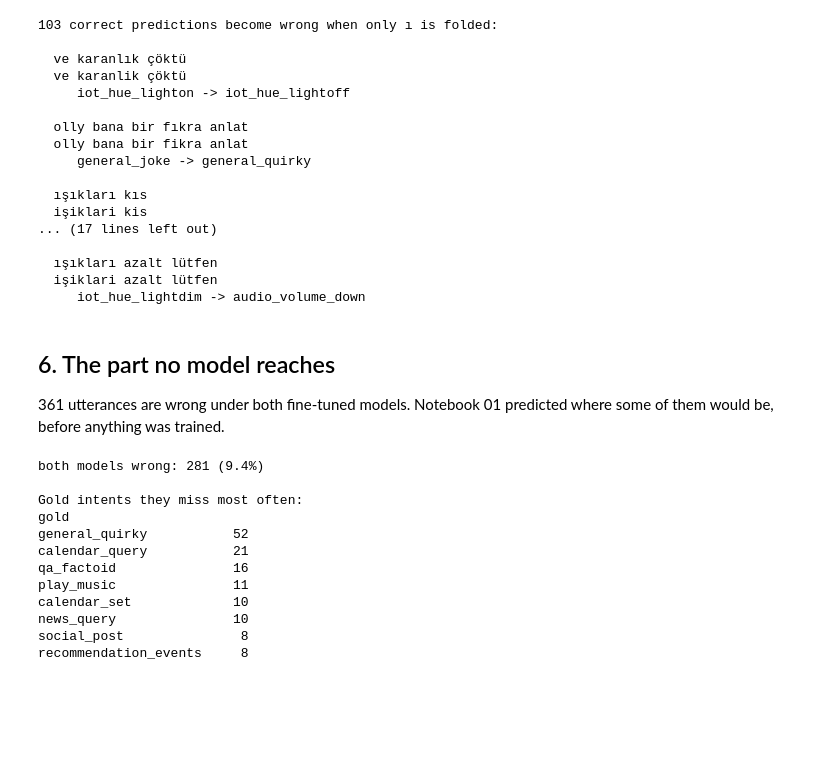
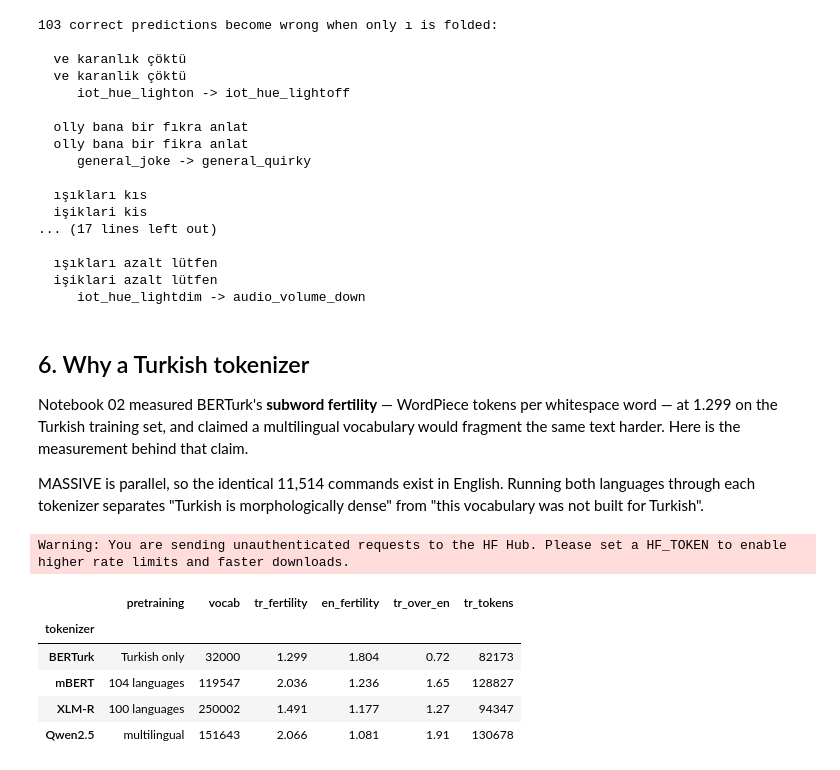
Before and after one commit to alper4n/turkish-intent-llm, a Jupyter notebook: notebooks/05_error_analysis.ipynb, the cells around one changed output. Drawn from its saved outputs; the diff is of its cells as text; code cells hidden in the pictures; blank space fills up the shorter version.

```diff
--- a/notebooks/05_error_analysis.ipynb
+++ b/notebooks/05_error_analysis.ipynb
@@ -376,26 +377,60 @@ for _, row in flipped.head(8).iterrows():
   işiklari azalt lütfen
      iot_hue_lightdim -> audio_volume_down
 # %% [markdown]
-## 6. The part no model reaches
+## 6. Why a Turkish tokenizer
 
-361 utterances are wrong under both fine-tuned models. Notebook 01 predicted where some of
-them would be, before anything was trained.
+Notebook 02 measured BERTurk's **subword fertility** — WordPiece tokens per whitespace word
+— at 1.299 on the Turkish training set, and claimed a multilingual vocabulary would fragment
+the same text harder. Here is the measurement behind that claim.
+
+MASSIVE is parallel, so the identical 11,514 commands exist in English. Running both
+languages through each tokenizer separates "Turkish is morphologically dense" from "this
+vocabulary was not built for Turkish".
 # %%
-both_wrong = frame[~frame["berturk_ok"] & ~frame["lora_ok"]]
-print(f"both models wrong: {len(both_wrong)} ({len(both_wrong)/len(frame):.1%})\n")
-print("Gold intents they miss most often:")
-print(both_wrong["gold"].value_counts().head(8).to_string())
+from transformers import AutoTokenizer as _AutoTok
+
+english_train = load_locale("en-US", cache_dir=root / data_cfg["dataset"]["cache_dir"])
+english_train = english_train[english_train["split"] == "train"]
+
+turkish_words = int(splits["train"]["utt"].str.split().str.len().sum())
+english_words = int(english_train["utt"].str.split().str.len().sum())
+
+
+def total_tokens(tok, texts) -> int:
+    return sum(len(ids) for ids in tok(list(texts), add_special_tokens=False)["input_ids"])
+
+
+TOKENIZERS = [
+    ("BERTurk", "dbmdz/bert-base-turkish-cased", "Turkish only"),
+    ("mBERT", "bert-base-multilingual-cased", "104 languages"),
+    ("XLM-R", "xlm-roberta-base", "100 languages"),
+    ("Qwen2.5", lora_cfg["model"]["name"], "multilingual"),
+]
+
+fertility_rows = []
+for label, name, coverage in TOKENIZERS:
+    tok = _AutoTok.from_pretrained(name)
+    tr_tokens = total_tokens(tok, splits["train"]["utt"])
+    en_tokens = total_tokens(tok, english_train["utt"])
+    tr_fert, en_fert = tr_tokens / turkish_words, en_tokens / english_words
+    fertility_rows.append({
+        "tokenizer": label,
+        "pretraining": coverage,
+        "vocab": tok.vocab_size,
+        "tr_fertility": round(tr_fert, 3),
+        "en_fertility": round(en_fert, 3),
+        "tr_over_en": round(tr_fert / en_fert, 2),
+        "tr_tokens": tr_tokens,
+    })
+
+fertility = pd.DataFrame(fertility_rows).set_index("tokenizer")
+fertility
 # %% [output]
-both models wrong: 281 (9.4%)
-
-Gold intents they miss most often:
-gold
-general_quirky           52
-calendar_query           21
-qa_factoid               16
-play_music               11
-calendar_set             10
-news_query               10
-social_post               8
-recommendation_events     8
+Warning: You are sending unauthenticated requests to the HF Hub. Please set a HF_TOKEN to enable higher rate limits and faster downloads.
+|  | pretraining | vocab | tr_fertility | en_fertility | tr_over_en | tr_tokens |
+| tokenizer |  |  |  |  |  |  |
+| BERTurk | Turkish only | 32000 | 1.299 | 1.804 | 0.72 | 82173 |
+| mBERT | 104 languages | 119547 | 2.036 | 1.236 | 1.65 | 128827 |
+| XLM-R | 100 languages | 250002 | 1.491 | 1.177 | 1.27 | 94347 |
+| Qwen2.5 | multilingual | 151643 | 2.066 | 1.081 | 1.91 | 130678 |
 # %%
```
Also changed, not shown: parts of 11 cells of this notebook, 3 other files.
